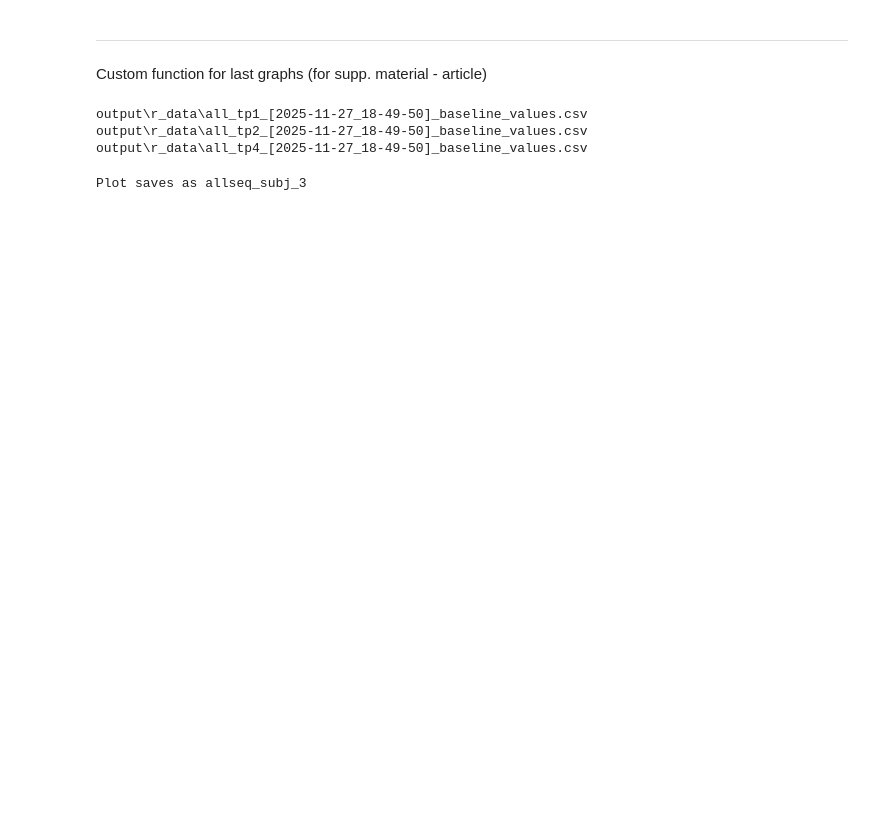
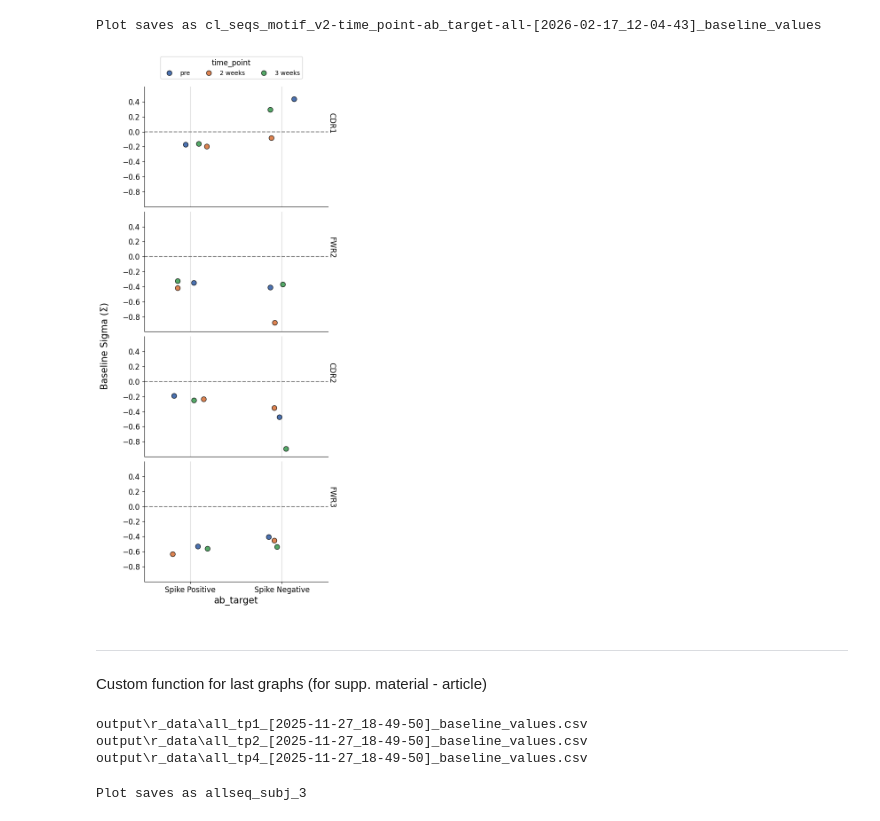
Before and after one commit to dani-f99/selection_pressure_vis, a Jupyter notebook: selection_pressure_vis.ipynb, the cells around one changed output. Cells and saved outputs as stored; diff of their text form; code cells hidden in the pictures; blank space fills up the shorter version.

```diff
--- a/selection_pressure_vis.ipynb
+++ b/selection_pressure_vis.ipynb
@@ -15,13 +20,16 @@ for dataset in [datasets_input[0]]:
 # %%
 # Plotting the data
-scatter_colored(df_path = datasets_input[1],
+scatter_colored(df_path = datasets_input[0],
                 group_by = "ab_target",
                 color_by = "time_point",
                 ylim = (-1,0.6),
                 save_fig = True,
                 map_cols = {"ab_target":{"sn":"Spike Positive", "sp": "Spike Negative"},
                            "time_point":{1:"pre", 2: "2 weeks", 4:"3 weeks"}}
                            )
+# %% [output]
+Plot saves as cl_seqs_motif_v2-time_point-ab_target-all-[2026-02-17_12-04-43]_baseline_values
+[figure, added]
 # %%
 # Report of the number of unique clones and sequences for each sub-group
 if False:
```
Also changed, not shown: parts of 3 cells of this notebook, 11 other files.
